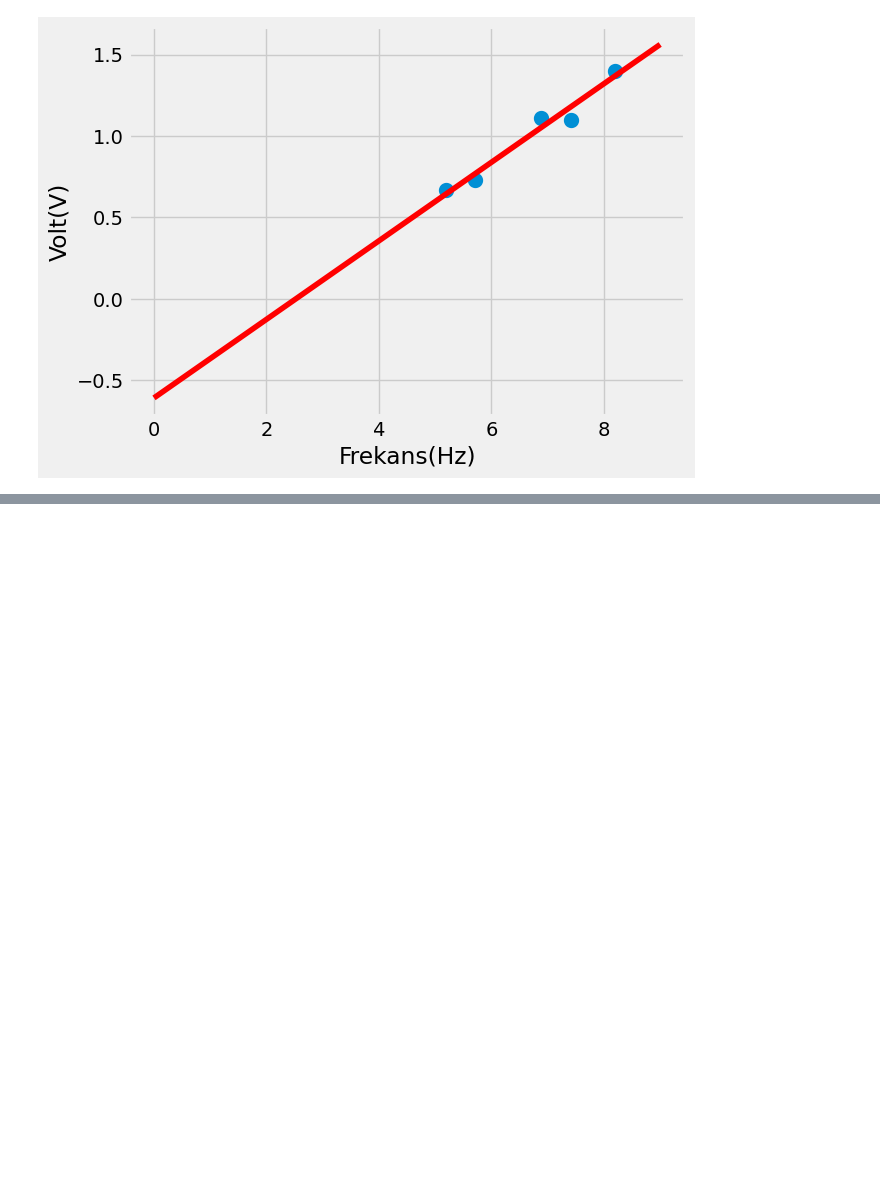
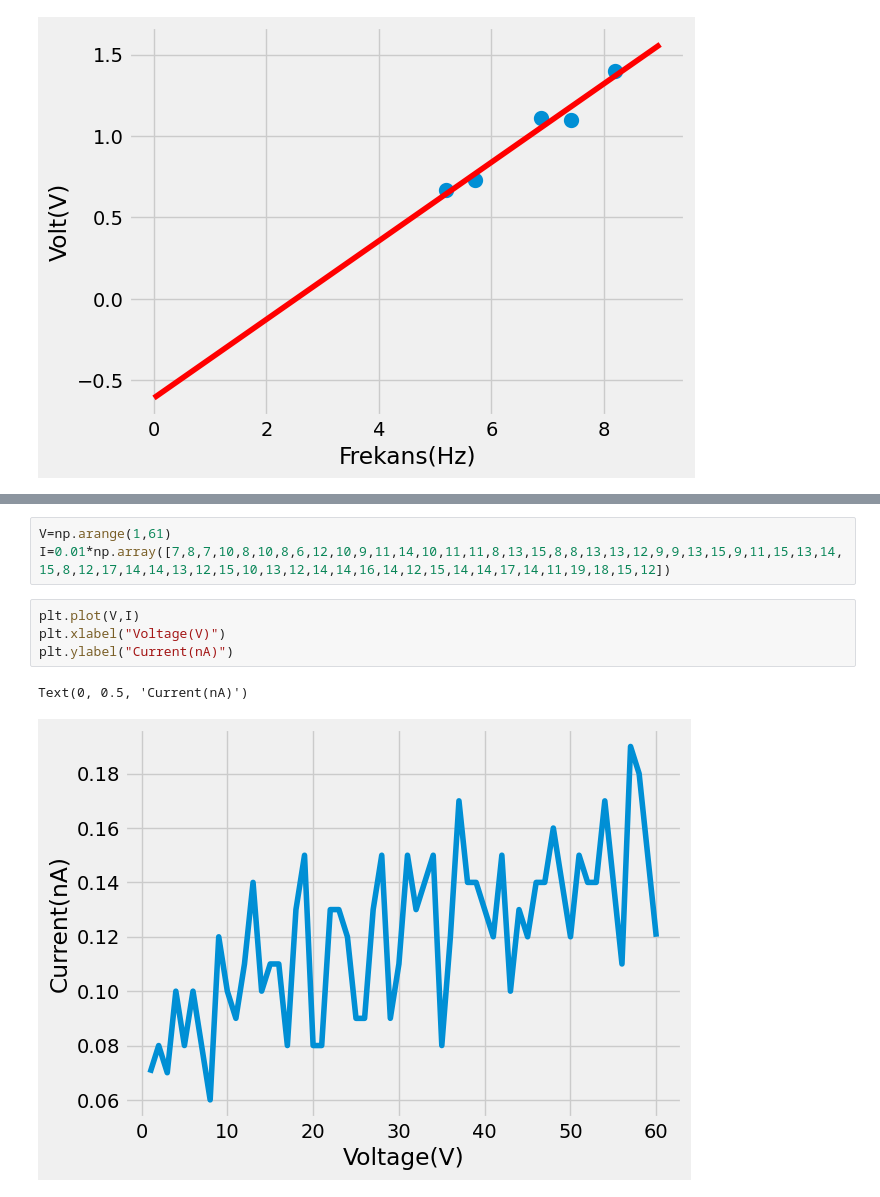
Before and after one commit to ilkaykutay/Python-Developing, a Jupyter notebook: Untitled.ipynb, the cells around one changed output, grey strips where cells are left out. Cells and saved outputs as stored; diff of their text form; blank space fills up the shorter version.

```diff
--- a/Untitled.ipynb
+++ b/Untitled.ipynb
@@ -50,0 +51,10 @@ plt.show()
+# %%
+V=np.arange(1,61)
+I=0.01*np.array([7,8,7,10,8,10,8,6,12,10,9,11,14,10,11,11,8,13,15,8,8,13,13,12,9,9,13,15,9,11,15,13,14,15,8,12,17,14,14,13,12,15,10,13,12,14,14,16,14,12,15,14,14,17,14,11,19,18,15,12])
+# %%
+plt.plot(V,I)
+plt.xlabel("Voltage(V)")
+plt.ylabel("Current(nA)")
+# %% [output]
+Text(0, 0.5, 'Current(nA)')
+[figure, added]
```
Also changed, not shown: parts of 7 cells of this notebook.
